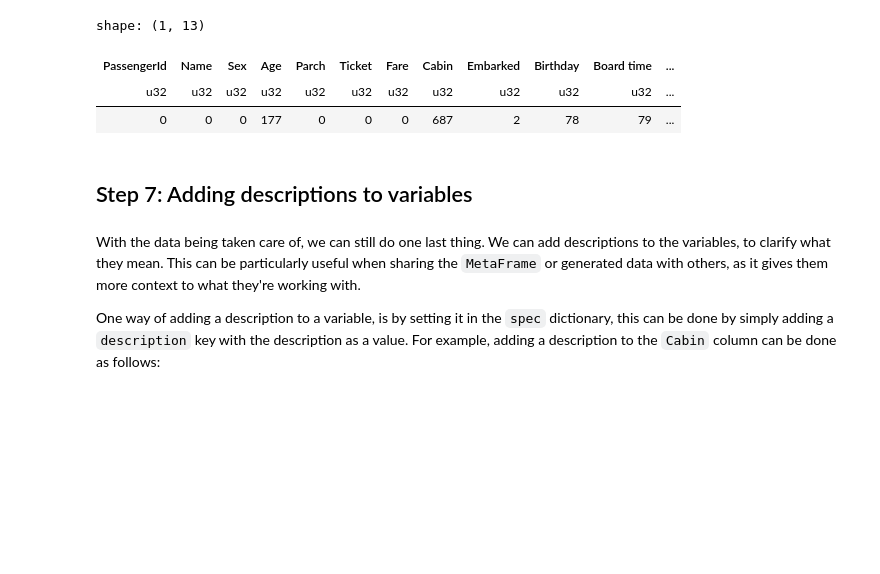
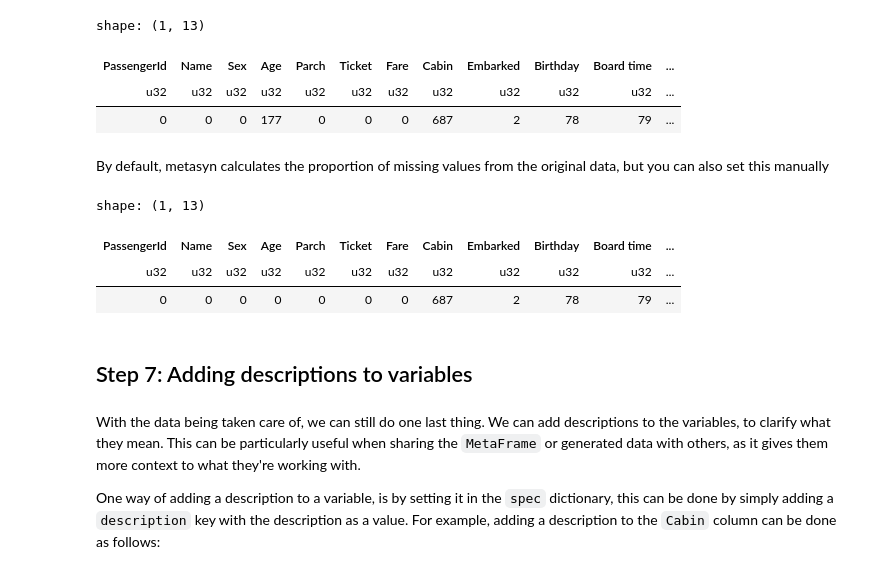
Before and after one commit to sodascience/metasyn, a Jupyter notebook: examples/1_getting_started.ipynb, the cells around one changed output. Drawn from its saved outputs; the diff is of its cells as text; code cells hidden in the pictures; blank space fills up the shorter version.

```diff
--- a/examples/getting_started.ipynb
+++ b/examples/1_getting_started.ipynb
@@ -292,6 +321,18 @@ shape: (1, 13)
 | PassengerId | Name | Sex | Age | Parch | Ticket | Fare | Cabin | Embarked | Birthday | Board time | ... |
 | u32 | u32 | u32 | u32 | u32 | u32 | u32 | u32 | u32 | u32 | u32 | ... |
 | 0 | 0 | 0 | 177 | 0 | 0 | 0 | 687 | 2 | 78 | 79 | ... |
+# %% [markdown]
+By default, metasyn calculates the proportion of missing values from the original data, but you can also set this manually
+# %%
+builder["Age"].prop_missing = 0.0
+mf = builder.fit()
+
+mf.synthesize().null_count()
+# %% [output]
+shape: (1, 13)
+| PassengerId | Name | Sex | Age | Parch | Ticket | Fare | Cabin | Embarked | Birthday | Board time | ... |
+| u32 | u32 | u32 | u32 | u32 | u32 | u32 | u32 | u32 | u32 | u32 | ... |
+| 0 | 0 | 0 | 0 | 0 | 0 | 0 | 687 | 2 | 78 | 79 | ... |
 # %% [markdown]
 ## Step 7: Adding descriptions to variables
 # %% [markdown]
```
Also changed, not shown: parts of 9 cells of this notebook, 8 other files.
